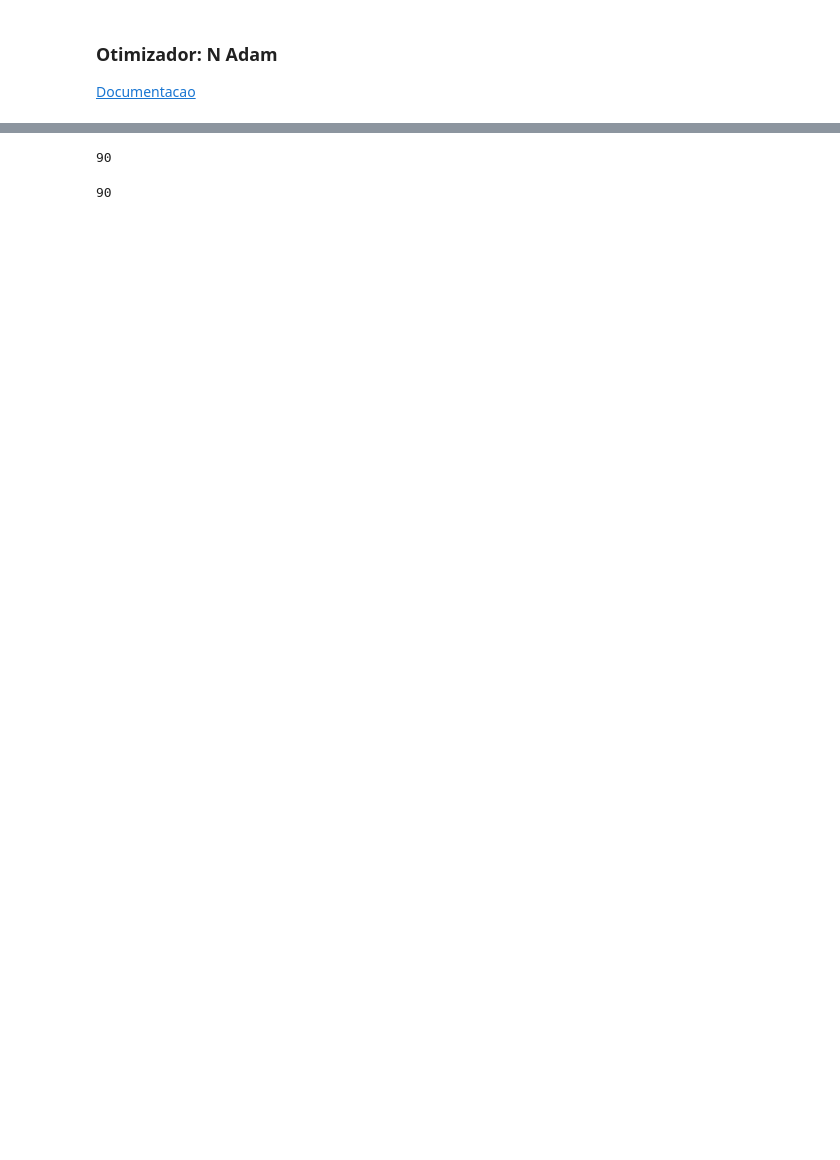
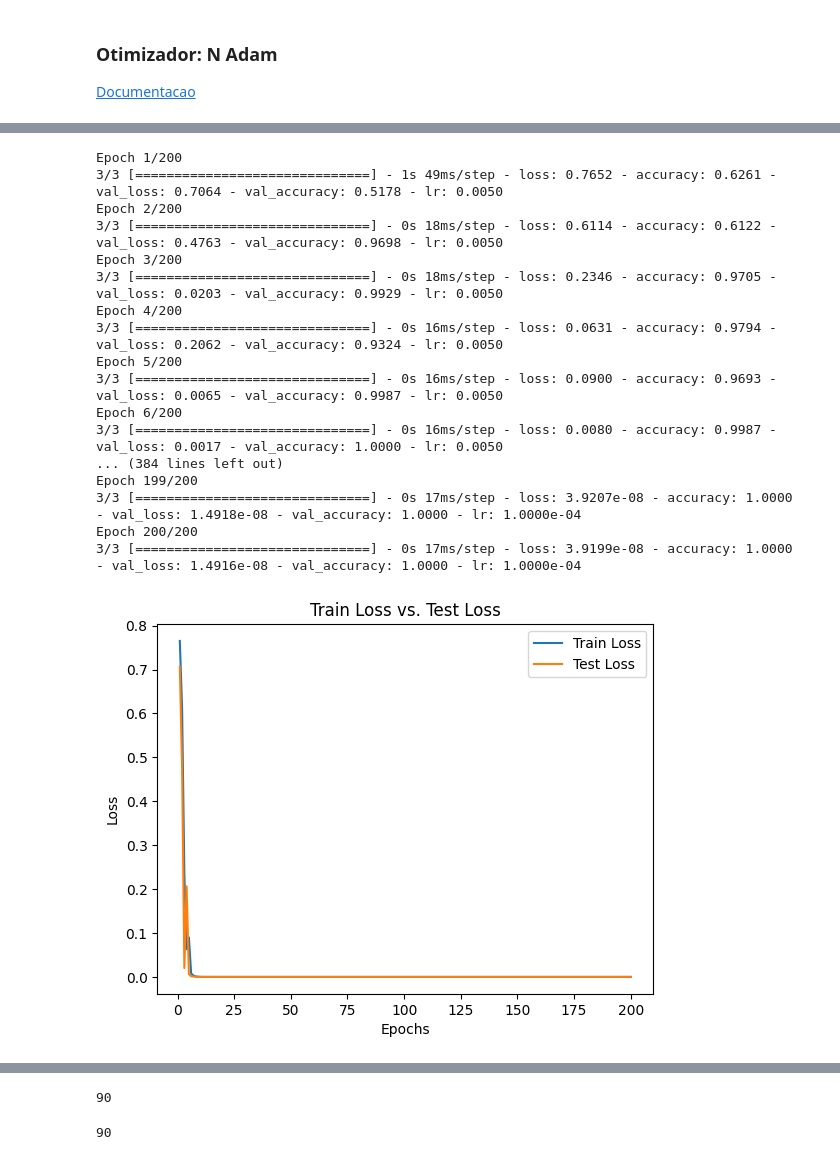
Before and after one commit to exodia-impacta-cca/AC02--Data-Science, a Jupyter notebook: 06_Data_Science_Classificacao_AC03.ipynb, the cells around one changed output, grey strips where cells are left out. Drawn from its saved outputs; the diff is of its cells as text; code cells hidden in the pictures; blank space fills up the shorter version.

Commit message:
adicionando modelo 7 e exportando no csv

```diff
--- a/06_Data_Science_Classificacao_AC03.ipynb
+++ b/06_Data_Science_Classificacao_AC03.ipynb
@@ -679,0 +691,67 @@ Epoch 200/200
+# %%
+# Crie o modelo sequencial
+model6 = tf.keras.models.Sequential() #Definimos que é um modelo de rede neural sequencial
+
+# Adicione a primeira camada oculta
+model6.add(tf.keras.layers.Dense(128, activation='relu', input_shape=(X_train.shape[1],))) #Adicionamos a primeira camada que recebe os inputs e terá 2 neurônios
+
+# Adicione a segunda camada oculta
+model6.add(tf.keras.layers.Dense(256, activation='relu')) #Adicionamos a segunda camada que terá 2 neurônios
+
+# Adicione a terceira camada oculta
+model6.add(tf.keras.layers.Dense(512, activation='relu')) #Adicionamos a segunda camada que terá 2 neurônios
+
+# Adicione a quarta camada ocultaP
+model6.add(tf.keras.layers.Dense(512, activation='relu')) #Adicionamos a segunda camada que terá 2 neurônios
+
+# Adicione a quinta camada oculta
+model6.add(tf.keras.layers.Dense(256, activation='relu')) #Adicionamos a segunda camada que terá 2 neurônios
+
+# Adicione a quinta camada oculta
+model6.add(tf.keras.layers.Dense(128, activation='relu')) #Adicionamos a segunda camada que terá 2 neurônios
+
+# Adicione a quinta camada oculta
+model6.add(tf.keras.layers.Dense(64, activation='relu')) #Adicionamos a segunda camada que terá 2 neurônios
+
+# Adicione a camada de saída
+model6.add(tf.keras.layers.Dense(1, activation='sigmoid')) #O valor 1 é porque vamos retornar apenas 1 output nessa camada de saída.
+
+# Compila o modelo
+model6.compile(optimizer=tf.keras.optimizers.Nadam(), loss='binary_crossentropy', metrics=['accuracy'])
+
+history6 = model6.fit(X_train.values, np.array(y_train), epochs=200, batch_size=int(0.25*len(X)), verbose=1,
+                    callbacks=[early_stopping_callback,lr_scheduler_callback],
+                    validation_data=(X_test.values, np.array(y_test))
+                    )
+# Acessando o histórico de treinamento para visualizar a perda no conjunto de treinamento e no conjunto de teste
+train_loss6 = history6.history['loss']
+test_loss6 = history6.history['val_loss']
+
+# Plotando o gráfico comparativo
+epochs = range(1, len(train_loss6) + 1)
+plt.plot(epochs, train_loss6, label='Train Loss')
+plt.plot(epochs, test_loss6, label='Test Loss')
+plt.xlabel('Epochs')
+plt.ylabel('Loss')
+plt.title('Train Loss vs. Test Loss')
+plt.legend()
+plt.show()
+# %% [output]
+Epoch 1/200
+3/3 [==============================] - 1s 49ms/step - loss: 0.7652 - accuracy: 0.6261 - val_loss: 0.7064 - val_accuracy: 0.5178 - lr: 0.0050
+Epoch 2/200
+3/3 [==============================] - 0s 18ms/step - loss: 0.6114 - accuracy: 0.6122 - val_loss: 0.4763 - val_accuracy: 0.9698 - lr: 0.0050
+Epoch 3/200
+3/3 [==============================] - 0s 18ms/step - loss: 0.2346 - accuracy: 0.9705 - val_loss: 0.0203 - val_accuracy: 0.9929 - lr: 0.0050
+Epoch 4/200
+3/3 [==============================] - 0s 16ms/step - loss: 0.0631 - accuracy: 0.9794 - val_loss: 0.2062 - val_accuracy: 0.9324 - lr: 0.0050
+Epoch 5/200
+3/3 [==============================] - 0s 16ms/step - loss: 0.0900 - accuracy: 0.9693 - val_loss: 0.0065 - val_accuracy: 0.9987 - lr: 0.0050
+Epoch 6/200
+3/3 [==============================] - 0s 16ms/step - loss: 0.0080 - accuracy: 0.9987 - val_loss: 0.0017 - val_accuracy: 1.0000 - lr: 0.0050
+... (384 lines left out)
+Epoch 199/200
+3/3 [==============================] - 0s 17ms/step - loss: 3.9207e-08 - accuracy: 1.0000 - val_loss: 1.4918e-08 - val_accuracy: 1.0000 - lr: 1.0000e-04
+Epoch 200/200
+3/3 [==============================] - 0s 17ms/step - loss: 3.9199e-08 - accuracy: 1.0000 - val_loss: 1.4916e-08 - val_accuracy: 1.0000 - lr: 1.0000e-04
+[figure, added]
```
Also changed, not shown: parts of 21 cells of this notebook, 1 other file.
